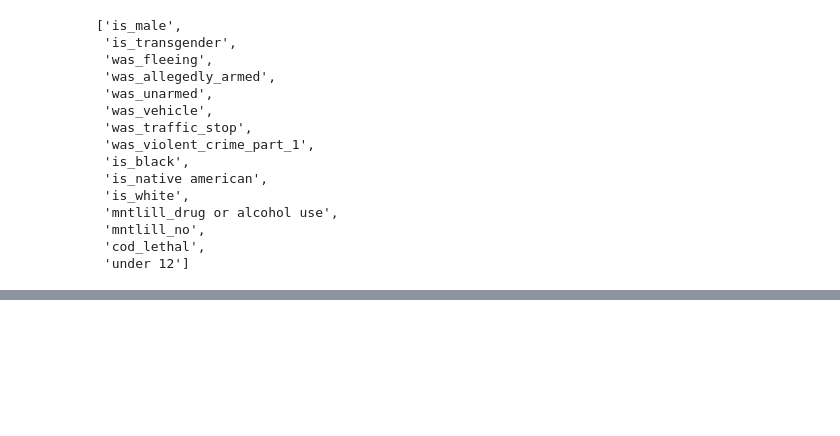
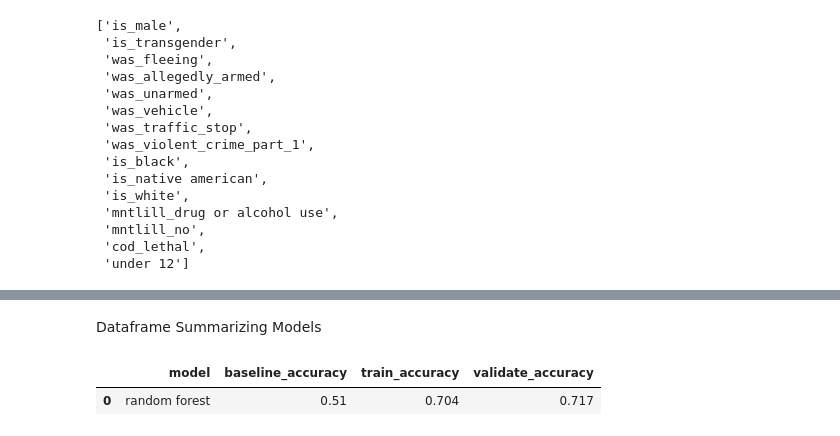
Before and after one commit to MG-Squared/americas_blues, a Jupyter notebook: test_notebook.ipynb, the cells around one changed output, grey strips where cells are left out. Cells and saved outputs as stored; diff of their text form; code cells hidden in the pictures; blank space fills up the shorter version.

Commit message:
updating with RF model metrics

```diff
--- a/test_notebook.ipynb
+++ b/test_notebook.ipynb
@@ -219,6 +219,8 @@ dropcols = ['date',
  'age_bins']
 # %%
 train2 = train.drop(columns=dropcols)
+validate2 = validate.drop(columns=dropcols)
+test2 = test.drop(columns=dropcols)
 # %%
 train2.info()
 # %% [output]
@@ -331,0 +371,7 @@ rfe_list
+# %%
+# fit the model
+rf.fit(train2, y_train)
+
+
+# Find feature importance
+print(rf.feature_importances_)
@@ -331,0 +404,12 @@ rfe_list
+# %%
+# make predictions
+y_pred = rf.predict(train2)
+
+# estimate probability
+y_pred_proba = rf.predict_proba(train2)
+
+
+#Compute accuracy
+train_accuracy = round(rf.score(train2, y_train),4)
+print('Accuracy of random forest classifier on training set: {:.2f}'
+     .format(rf.score(train2, y_train)))
@@ -331,0 +430,14 @@ rfe_list
+# %%
+# fit the model on validate
+rf.fit(validate2, y_validate)
+
+# make predictions
+y_pred_val = rf.predict(validate2)
+
+# estimate probability
+y_pred_val_proba = rf.predict_proba(validate2)
+
+#Compute accuracy
+validate_accuracy = round(rf.score(validate2, y_validate),4)
+print('Accuracy of random forest classifier on validate set: {:.2f}'
+     .format(rf.score(validate2, y_validate)))
@@ -332,3 +464,17 @@ rfe_list
+# %% [markdown]
+Dataframe Summarizing Models
+# %%
+
+#begin building a dataframe to record accuracy
+metric_df = pd.DataFrame(data=[{
+    'model': 'random forest',
+    'baseline_accuracy': round(baseline_accuracy,3),
+    'train_accuracy': round(train_accuracy, 3),
+    'validate_accuracy': round(validate_accuracy, 3)}])
+metric_df
+# %% [output]
+|  | model | baseline_accuracy | train_accuracy | validate_accuracy |
+| 0 | random forest | 0.51 | 0.704 | 0.717 |
 # %% [markdown]
 <a style='text-decoration:none;line-height:16px;display:flex;color:#5B5B62;padding:10px;justify-content:end;' href='https://deepnote.com?utm_source=created-in-deepnote-cell&projectId=258e71fc-cf2b-48c3-8461-70ecd9787aa1' target="_blank">
 <img alt='Created in deepnote.com' style='display:inline;max-height:16px;margin:0px;margin-right:7.5px;' src='embedded-picture-1' > </img>
```
Also changed, not shown: parts of 12 cells of this notebook.
